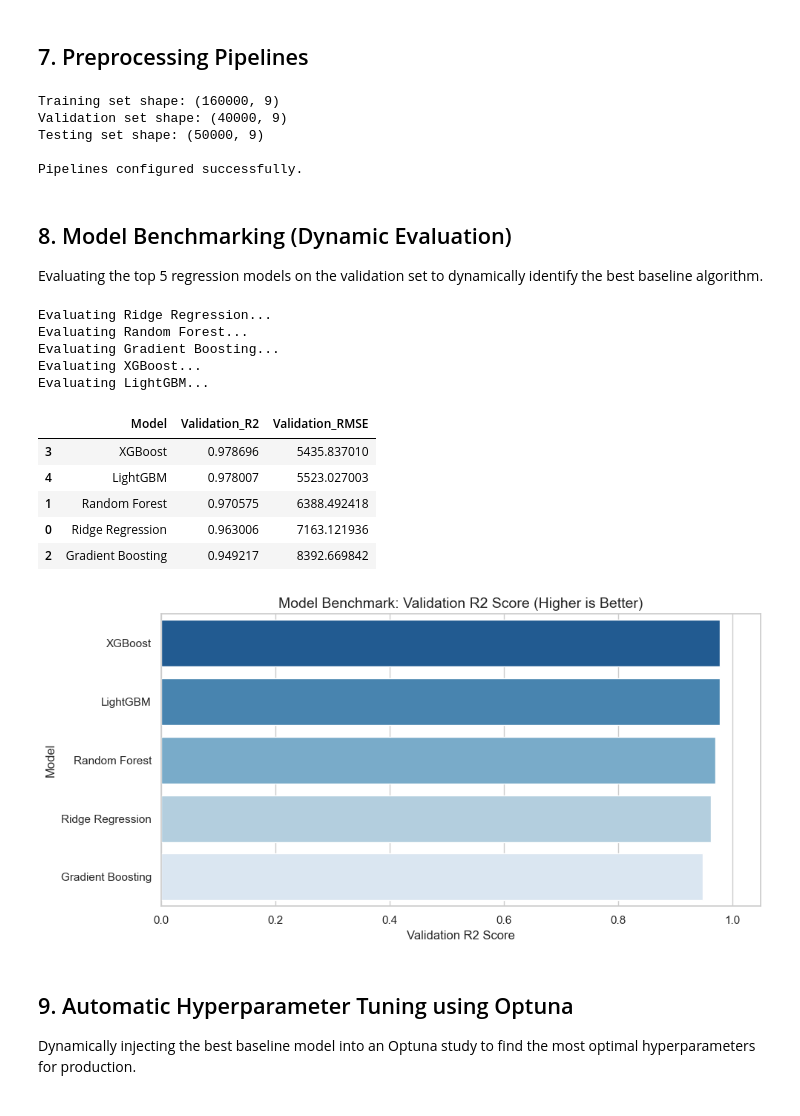
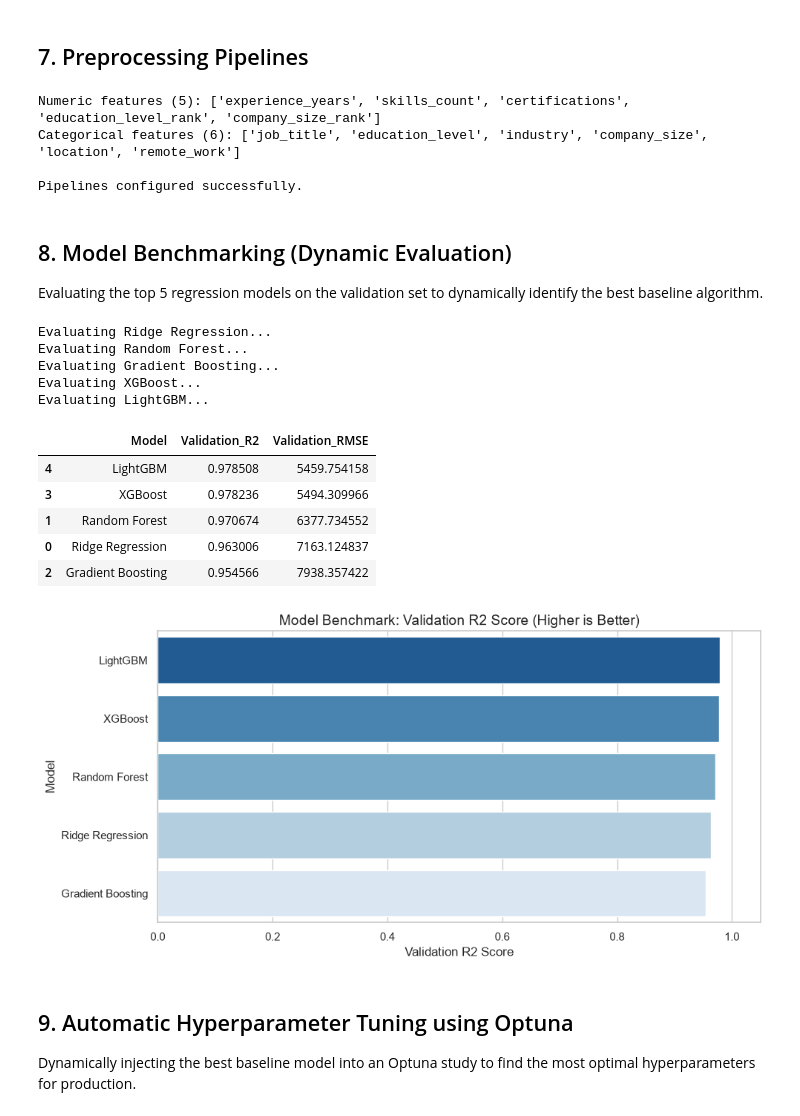
Before and after one commit to arguar13/Employee-Salary-Prediction-regression-machine-learning-, a Jupyter notebook: notebooks/Employee Salary Prediction.ipynb, the cells around one changed output. Saved outputs shown, nothing was run; the diff lists cells and outputs as text; code cells hidden in the pictures.

```diff
--- a/notebooks/Employee Salary Prediction.ipynb
+++ b/notebooks/Employee Salary Prediction.ipynb
@@ -168,15 +186,20 @@ Implementing domain-specific transformations, outlier clipping, and rare categor
 # %%
-# Custom transformer to apply domain-specific feature engineering.
+# Custom transformer to apply domain-specific feature engineering (ordinal ranks).
 class FeatureEngineer(BaseEstimator, TransformerMixin):
+    ORDINAL_MAPS = {
+        'education_level': {'High School': 0, 'Diploma': 1, 'Bachelor': 2, 'Master': 3, 'PhD': 4},
+        'company_size': {'Startup': 0, 'Small': 1, 'Medium': 2, 'Large': 3, 'Enterprise': 4},
+    }
+
     def fit(self, X, y=None):
         return self
 
     def transform(self, X):
         X_out = X.copy()
-        # Seasonality (Cyclical encoding for month)
-        if 'month' in X_out.columns:
-            X_out['month_sin'] = np.sin(2 * np.pi * X_out['month'] / 12)
-            X_out['month_cos'] = np.cos(2 * np.pi * X_out['month'] / 12)
+        for col, mapping in self.ORDINAL_MAPS.items():
+            if col in X_out.columns:
+                # Unknown categories become NaN and are handled by the numeric imputer
+                X_out[f'{col}_rank'] = X_out[col].map(mapping).astype(float)
         return X_out
 
 # Clips numerical outliers based on the Interquartile Range (IQR) method.
@@ -222,9 +245,13 @@ Custom classes defined successfully.
 # %% [markdown]
 ## 7. Preprocessing Pipelines
 # %%
-# Dynamically separate feature types
-numeric_features = X.select_dtypes(include=['int64', 'float64']).columns.tolist()
-categorical_features = X.select_dtypes(include=['object', 'category']).columns.tolist()
+# Feature types are detected AFTER feature engineering, so engineered columns are not dropped
+X_train_fe = FeatureEngineer().fit_transform(X_train)
+numeric_features = X_train_fe.select_dtypes(include='number').columns.tolist()
+categorical_features = X_train_fe.select_dtypes(exclude='number').columns.tolist()
+
+print(f"Numeric features ({len(numeric_features)}): {numeric_features}")
+print(f"Categorical features ({len(categorical_features)}): {categorical_features}")
 
 # Define Preprocessing Pipelines
 numeric_transformer = Pipeline(steps=[
@@ -244,11 +271,18 @@ data_pipeline = ColumnTransformer(transformers=[
     ('cat', categorical_transformer, categorical_features)
 ])
 
+# Builds a full pipeline with a fresh (cloned) preprocessor so fitted pipelines never share state.
+def build_pipeline(model) -> Pipeline:
+    return Pipeline([
+        ('feature_engineer', FeatureEngineer()),
+        ('data_prep', clone(data_pipeline)),
+        ('regressor', model)
+    ])
+
 print("\nPipelines configured successfully.")
 # %% [output]
-Training set shape: (160000, 9)
-Validation set shape: (40000, 9)
-Testing set shape: (50000, 9)
+Numeric features (5): ['experience_years', 'skills_count', 'certifications', 'education_level_rank', 'company_size_rank']
+Categorical features (6): ['job_title', 'education_level', 'industry', 'company_size', 'location', 'remote_work']
 
 Pipelines configured successfully.
 # %% [markdown]
@@ -271,11 +305,7 @@ def run_benchmark(models_dict, X_train_split, y_train_split, X_val_split, y_val_
     for name, model in models_dict.items():
         print(f"Evaluating {name}...")
         # Create full pipeline for the current model
-        model_pipeline = Pipeline([
-            ('feature_engineer', FeatureEngineer()),
-            ('data_prep', data_pipeline),
-            ('regressor', model)
-        ])
+        model_pipeline = build_pipeline(model)
 
         # Fit strictly on the training set
         model_pipeline.fit(X_train_split, y_train_split)
@@ -286,40 +316,40 @@ def run_benchmark(models_dict, X_train_split, y_train_split, X_val_split, y_val_
         score_rmse = np.sqrt(mean_squared_error(y_val_split, y_val_pred))
 
         results.append({
             'Model': name,
             'Validation_R2': score_r2,
             'Validation_RMSE': score_rmse
         })
 
     results_df = pd.DataFrame(results).sort_values(by='Validation_R2', ascending=False)
     return results_df
 
 # Execute Benchmark
 benchmark_results = run_benchmark(benchmark_models, X_train, y_train, X_val, y_val)
 display(benchmark_results)
 
 # Plot Benchmark Results
 plt.figure(figsize=(10, 5))
-sns.barplot(data=benchmark_results, x='Validation_R2', y='Model', palette='Blues_r')
+sns.barplot(data=benchmark_results, x='Validation_R2', y='Model', hue='Model', palette='Blues_r', legend=False)
 plt.title("Model Benchmark: Validation R2 Score (Higher is Better)", fontsize=14)
 plt.xlabel("Validation R2 Score")
 plt.ylabel("Model")
 plt.xlim(0, 1.05)
 plt.tight_layout()
 plt.show()
 # %% [output]
 Evaluating Ridge Regression...
 Evaluating Random Forest...
 Evaluating Gradient Boosting...
 Evaluating XGBoost...
 Evaluating LightGBM...
 |  | Model | Validation_R2 | Validation_RMSE |
-| 3 | XGBoost | 0.978696 | 5435.837010 |
-| 4 | LightGBM | 0.978007 | 5523.027003 |
-| 1 | Random Forest | 0.970575 | 6388.492418 |
-| 0 | Ridge Regression | 0.963006 | 7163.121936 |
-| 2 | Gradient Boosting | 0.949217 | 8392.669842 |
+| 4 | LightGBM | 0.978508 | 5459.754158 |
+| 3 | XGBoost | 0.978236 | 5494.309966 |
+| 1 | Random Forest | 0.970674 | 6377.734552 |
+| 0 | Ridge Regression | 0.963006 | 7163.124837 |
+| 2 | Gradient Boosting | 0.954566 | 7938.357422 |
-[figure, old version]
+[figure, new version]
 # %% [markdown]
 ## 9. Automatic Hyperparameter Tuning using Optuna
 Dynamically injecting the best baseline model into an Optuna study to find the most optimal hyperparameters for production.
```
Also changed, not shown: parts of 8 cells of this notebook, 4 other files.
